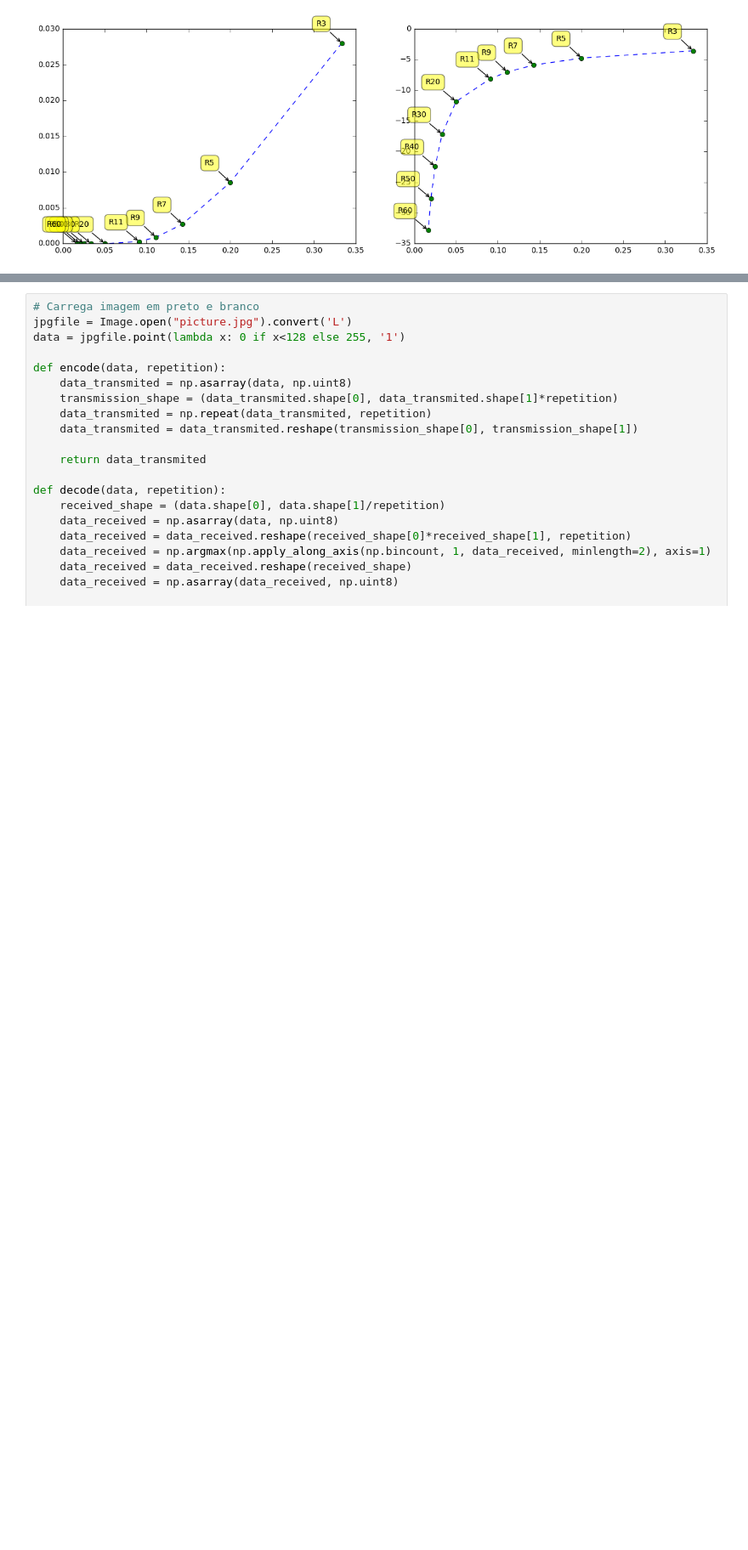
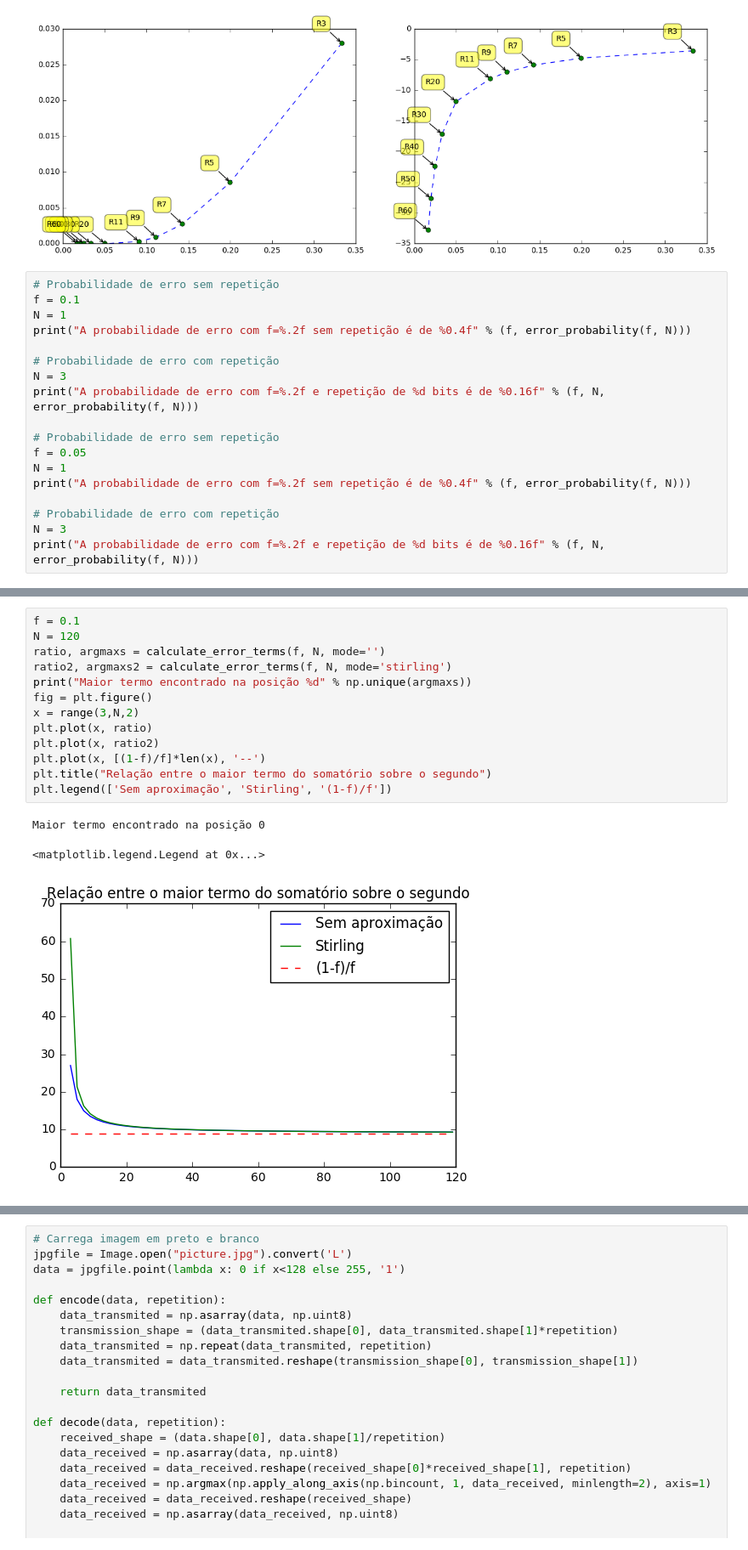
Before and after one commit to lauramoraes/info_theory, a Jupyter notebook: Information Theory.ipynb, the cells around one changed output, grey strips where cells are left out. Shown at 85% size. Cells and saved outputs as stored; diff of their text form; blank space fills up the shorter version.

```diff
--- a/Information Theory.ipynb
+++ b/Information Theory.ipynb
@@ -189,3 +140,21 @@ for label, x, y in zip(labels, rate, error_list):
         arrowprops=dict(arrowstyle = '->', connectionstyle='arc3,rad=0'))
 # %% [output]
 [figure]
+# %%
+# Probabilidade de erro sem repetição
+f = 0.1
+N = 1
+print("A probabilidade de erro com f=%.2f sem repetição é de %0.4f" % (f, error_probability(f, N)))
+
+# Probabilidade de erro com repetição
+N = 3
+print("A probabilidade de erro com f=%.2f e repetição de %d bits é de %0.16f" % (f, N, error_probability(f, N)))
+
+# Probabilidade de erro sem repetição
+f = 0.05
+N = 1
+print("A probabilidade de erro com f=%.2f sem repetição é de %0.4f" % (f, error_probability(f, N)))
+
+# Probabilidade de erro com repetição
+N = 3
+print("A probabilidade de erro com f=%.2f e repetição de %d bits é de %0.16f" % (f, N, error_probability(f, N)))
@@ -191,0 +197,17 @@ for label, x, y in zip(labels, rate, error_list):
+# %%
+f = 0.1
+N = 120
+ratio, argmaxs = calculate_error_terms(f, N, mode='')
+ratio2, argmaxs2 = calculate_error_terms(f, N, mode='stirling')
+print("Maior termo encontrado na posição %d" % np.unique(argmaxs))
+fig = plt.figure()
+x = range(3,N,2)
+plt.plot(x, ratio)
+plt.plot(x, ratio2)
+plt.plot(x, [(1-f)/f]*len(x), '--')
+plt.title("Relação entre o maior termo do somatório sobre o segundo")
+plt.legend(['Sem aproximação', 'Stirling', '(1-f)/f'])
+# %% [output]
+Maior termo encontrado na posição 0
+<matplotlib.legend.Legend at 0x...>
+[figure, added]
```
Also changed, not shown: parts of 9 cells of this notebook.
